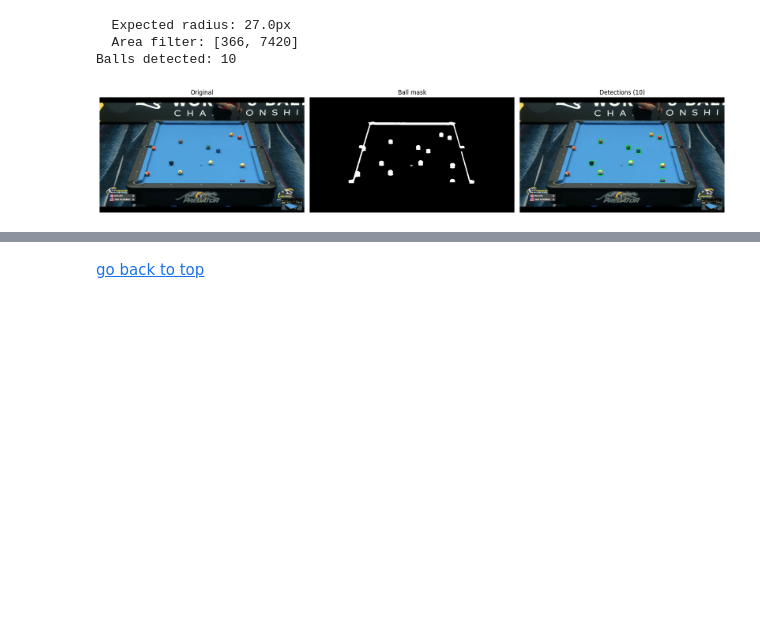
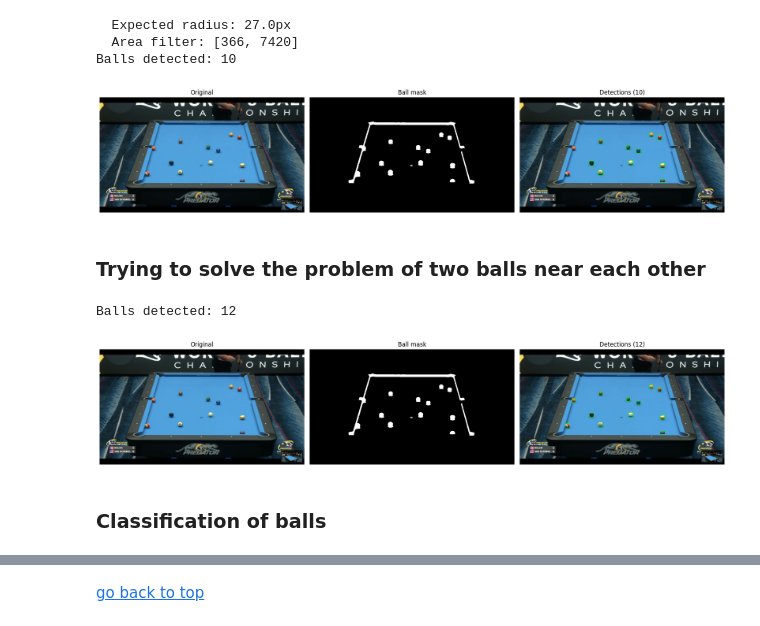
Before and after one commit to sarataboas/8_BallPool_ComputerVision, a Jupyter notebook: testing/task1.ipynb, the cells around one changed output, grey strips where cells are left out. Cells and saved outputs as stored; diff of their text form; code cells hidden in the pictures; blank space fills up the shorter version.

```diff
--- a/testing/task1.ipynb
+++ b/testing/task1.ipynb
@@ -578,3 +578,5 @@ show_many(
   Area filter: [366, 7420]
 Balls detected: 10
 [figure]
+# %% [markdown]
+### **Trying to solve the problem of two balls near each other**
@@ -580,0 +693,25 @@ Balls detected: 10
+# %%
+ball_mask_orig = get_ball_mask_original(bgr)
+detections = extract_ball_bboxes_watershed(ball_mask_orig, bgr)
+
+print(f"Balls detected: {len(detections)}")
+
+# Draw bounding boxes
+vis = cv2.cvtColor(bgr, cv2.COLOR_BGR2RGB).copy()
+for det in detections:
+    cv2.rectangle(vis,
+                  (det['x1'], det['y1']),
+                  (det['x2'], det['y2']),
+                  (0, 255, 0), 2)
+
+show_many(
+    [cv2.cvtColor(bgr, cv2.COLOR_BGR2RGB), ball_mask_orig, vis],
+    titles=["Original", "Ball mask", f"Detections ({len(detections)})"],
+    cols=3,
+    figsize=(18, 6)
+)
+# %% [output]
+Balls detected: 12
+[figure, added]
+# %% [markdown]
+### **Classification of balls**
```
Also changed, not shown: parts of 6 cells of this notebook.
